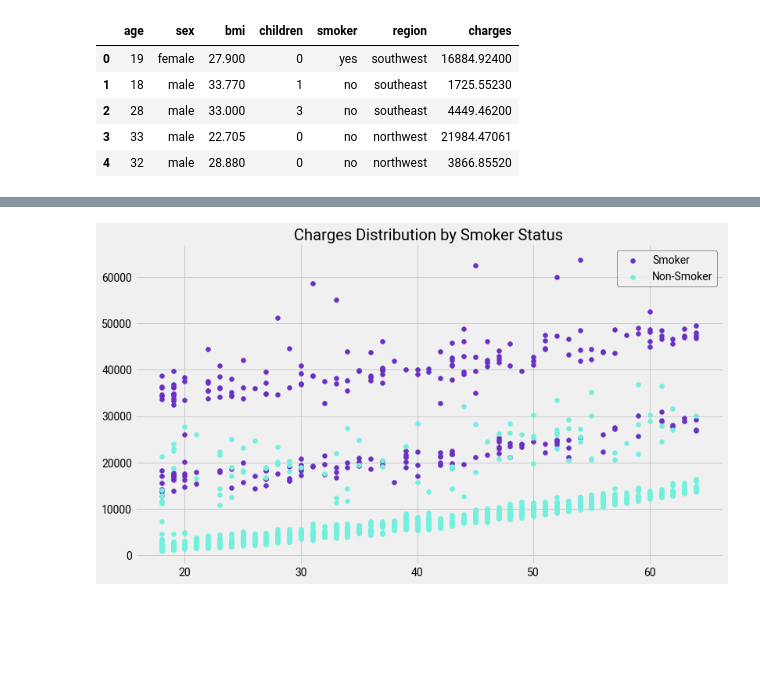
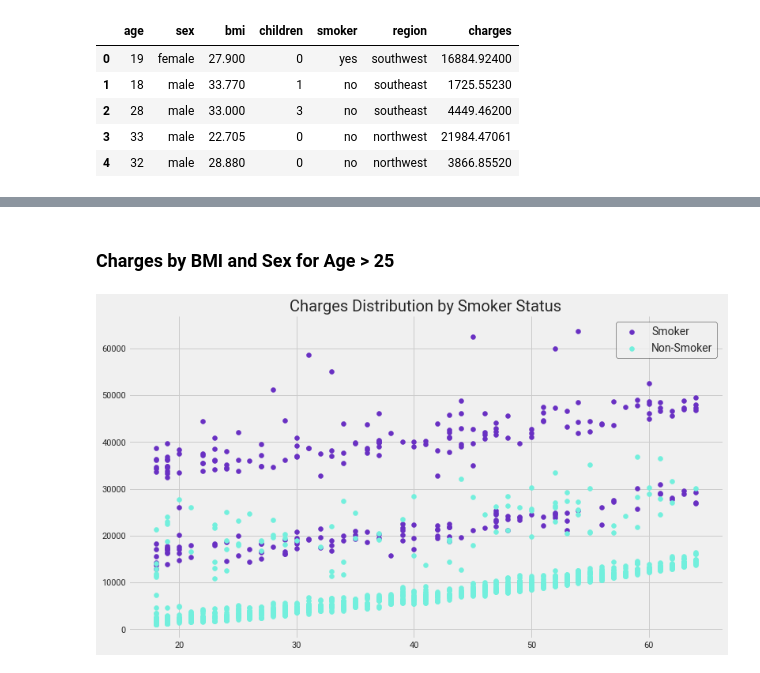
Before and after one commit to dwipaalfarisi/ads-projects, a Jupyter notebook: probability/test-plot.ipynb, the cells around one changed output, grey strips where cells are left out. Drawn from its saved outputs; the diff is of its cells as text; code cells hidden in the pictures; blank space fills up the shorter version.

```diff
--- a/probability/test-plot.ipynb
+++ b/probability/test-plot.ipynb
@@ -58,9 +96,8 @@ with plt.style.context(mpl): # set temporary style
     ax2.grid(visible=False)
 
     plt.suptitle("Smokers Age Distribution by Sex", fontsize=20)
-    ax1.title.set_size(16)
-    ax2.title.set_size(16)
 
     ax1.legend()
     ax2.legend()
+    plt.show();
 # %% [output]
@@ -74,8 +106,17 @@ with plt.style.context(seaborn):
 with plt.style.context(seaborn):
     fig, ax = plt.subplots(figsize=(10, 7))
     my_pal = {"female": female_cat, "male": male_cat}
-    sns.violinplot(ax=ax, x ='age', y ='sex', data = insurance_data, palette = my_pal, saturation=1, linewidth=3)
+
+    sns.violinplot(
+        ax=ax,
+        x='age',
+        y='sex',
+        data=insurance_data,
+        palette=my_pal,
+        saturation=1,
+        linewidth=3)
     ax.set_title('Age Distribution by Sex', size=20, fontweight="bold")
     ax.set_yticklabels(['Female', 'Male'])
     ax.set_xlim(0, 80)
+    ax.set(ylabel=None)
 # %% [output]
@@ -86,15 +127,20 @@ with plt.style.context(mpl):
     male_smoker = smoker[smoker['sex'] == 'male']
     female_smoker = smoker[smoker['sex'] == 'female']
     labels = ['Male', 'Female']
-    aaaa = [male_smoker['age'], female_smoker['age']]
-    bp = ax.boxplot(aaaa, vert=True, patch_artist=True, widths = 0.3)
+    data = [male_smoker['age'], female_smoker['age']]
+    bp = ax.boxplot(
+        data,
+        vert=True,
+        patch_artist=True,
+        widths = 0.3
+        )
+
     ax.grid(visible=True)
     ax.set_xticklabels(['Male', 'Female'])
     ax.set_ylim(0, 70)
     ax.set_title('Distribution of Age by Sex', fontsize=20)
 
     colors = [male_cat, female_cat]
-
     for patch, color in zip(bp['boxes'], colors): patch.set_facecolor(color)
     # changing color and linewidth of medians
     for median in bp['medians']: median.set(color ='red', linewidth = 3)
@@ -102,0 +151,18 @@ with plt.style.context(mpl):
+# %%
+with plt.style.context(seaborn):
+    fig, ax = plt.subplots(figsize=(7, 7))
+    sns.histplot(
+        ax=ax,
+        data=insurance_data,
+        x='bmi',
+        edgecolor='black',
+        facecolor=distribution_blue,
+        bins=25
+        )
+    ax.axvline(insurance_data.bmi.mean(),color='r', linestyle='--')
+    ax.axvline(insurance_data.bmi.median(),color='y', linestyle='--')
+    ax.set_title("BMI Distribution", fontsize=20)
+    ax.xaxis.set_tick_params(labelsize=12)
+    ax.yaxis.set_tick_params(labelsize=12)
+
+    plt.show()
@@ -136,14 +328,16 @@ with plt.style.context(mpl):
+# %% [markdown]
+### Charges by BMI and Sex for Age > 25
 # %%
 with plt.style.context(mpl):
     fig, ax = plt.subplots(figsize=(12, 7))
     ax.scatter(smoker['age'], smoker['charges'], label='Smoker', c=smoker_cat)
     ax.scatter(no_smoker['age'], no_smoker['charges'], label='Non-Smoker', c=nosmoker_cat)
-    ax.legend(edgecolor='black')
+    ax.legend(edgecolor='black', fontsize=14)
     ax.set_title("Charges Distribution by Smoker Status")
 
     plt.show();
 # %% [output]
-[figure, old version]
+[figure, new version]
 # %%
 with plt.style.context(mpl):
     bmi_l25 = insurance_data[insurance_data['bmi'] < 25]
```
Also changed, not shown: parts of 38 cells of this notebook, 2 other files.
